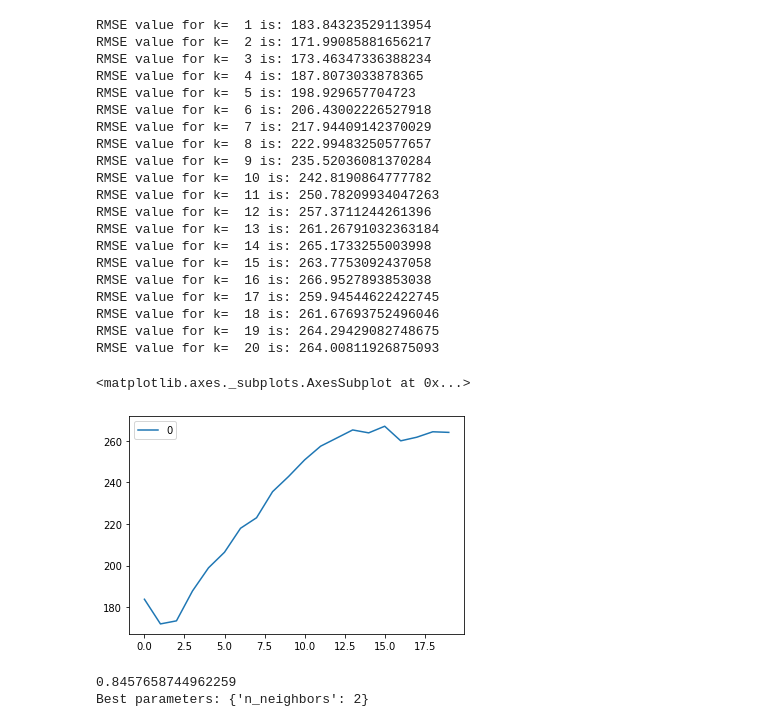
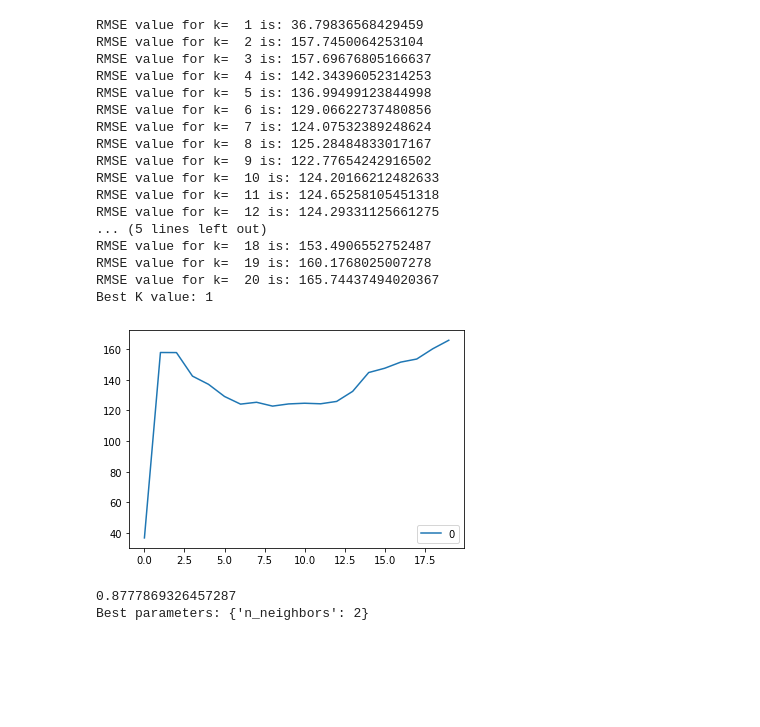
Before and after one commit to anamarisamacedo/FEUP-IART, a Jupyter notebook: TP2/DataScience/Untitled1.ipynb, the cells around one changed output. Drawn from its saved outputs; the diff is of its cells as text; code cells hidden in the pictures; blank space fills up the shorter version.

```diff
--- a/TP2/DataScience/Untitled1.ipynb
+++ b/TP2/DataScience/Untitled1.ipynb
@@ -23,4 +21,7 @@ for country in countries:
     country_rows = covid[covid['country'] == country]
     covid.loc[covid['country'] == country, 'passed_days'] = (country_rows['date'] - country_rows.iloc[0]['date']).dt.days
 
-covid.head()
+#cases in the previous day
+covid['cases_last_day'] = covid['cases_per_thousand'].shift(1)
+covid['cases_last_day'].fillna(0, inplace=True)
+covid[covid['cases_last_day'] < 0] = 0
@@ -38,13 +32,18 @@ import seaborn as sb;
 
 # train and test sets
 from sklearn.model_selection import train_test_split
+from sklearn.preprocessing import LabelEncoder
+le = LabelEncoder()
+covid['country'] = le.fit_transform(covid['country'])
 
 # Define country to use by excluding it from training/testing dataset
-testing = covid.drop(covid.loc[covid.country=='Brazil'].index);
-testing = testing.drop(columns=['country', 'fatalities', 'date', 'iso', 'population', 'total_cases'])
+testing = covid.drop(covid.loc[covid.country== 18].index);
+
+testing = testing.drop(columns=['fatalities', 'date', 'iso', 'population', 'total_cases'])
 testing.reset_index(drop=True, inplace=True)
 
-train , test = train_test_split(testing, test_size=0.2, random_state=4)
+train , test = train_test_split(testing, test_size=0.3, random_state=4, stratify=testing['country'])
+
 x_train = train.drop('cases_per_thousand', axis=1)
 y_train = train['cases_per_thousand']
 
@@ -52,62 +51,66 @@ x_test = test.drop('cases_per_thousand', axis = 1)
 y_test = test['cases_per_thousand']
 # %%
 # best K value
-
 from sklearn import neighbors
 from sklearn.metrics import mean_squared_error
 from math import sqrt
 
 #Root Mean Squared Error
 rmse_val = []
+final_k = 0
+error = 100000.0
+
 for K in range(20):
     K = K+1
     model = neighbors.KNeighborsRegressor(n_neighbors = K)
 
     model.fit(x_train, y_train)
     pred = model.predict(x_test)
-    error = sqrt(mean_squared_error(y_test,pred))
-    rmse_val.append(error)
-    print('RMSE value for k= ' , K , 'is:', error)
+    cur_error = sqrt(mean_squared_error(y_test,pred))
+    if(cur_error < error):
+        error=cur_error
+        final_k = K
+
+    rmse_val.append(cur_error)
+    print('RMSE value for k= ' , K , 'is:', cur_error)
 
 curve = pd.DataFrame(rmse_val)
 curve.plot()
+print('Best K value:', final_k)
 # %% [output]
-RMSE value for k=  1 is: 183.84323529113954
-RMSE value for k=  2 is: 171.99085881656217
-RMSE value for k=  3 is: 173.46347336388234
-RMSE value for k=  4 is: 187.8073033878365
-RMSE value for k=  5 is: 198.929657704723
-RMSE value for k=  6 is: 206.43002226527918
-RMSE value for k=  7 is: 217.94409142370029
-RMSE value for k=  8 is: 222.99483250577657
-RMSE value for k=  9 is: 235.52036081370284
-RMSE value for k=  10 is: 242.8190864777782
-RMSE value for k=  11 is: 250.78209934047263
-RMSE value for k=  12 is: 257.3711244261396
-RMSE value for k=  13 is: 261.26791032363184
-RMSE value for k=  14 is: 265.1733255003998
-RMSE value for k=  15 is: 263.7753092437058
-RMSE value for k=  16 is: 266.9527893853038
-RMSE value for k=  17 is: 259.94544622422745
-RMSE value for k=  18 is: 261.67693752496046
-RMSE value for k=  19 is: 264.29429082748675
-RMSE value for k=  20 is: 264.00811926875093
+RMSE value for k=  1 is: 36.79836568429459
+RMSE value for k=  2 is: 157.7450064253104
+RMSE value for k=  3 is: 157.69676805166637
+RMSE value for k=  4 is: 142.34396052314253
+RMSE value for k=  5 is: 136.99499123844998
+RMSE value for k=  6 is: 129.06622737480856
+RMSE value for k=  7 is: 124.07532389248624
+RMSE value for k=  8 is: 125.28484833017167
+RMSE value for k=  9 is: 122.77654242916502
+RMSE value for k=  10 is: 124.20166212482633
+RMSE value for k=  11 is: 124.65258105451318
+RMSE value for k=  12 is: 124.29331125661275
+... (5 lines left out)
+RMSE value for k=  18 is: 153.4906552752487
+RMSE value for k=  19 is: 160.1768025007278
+RMSE value for k=  20 is: 165.74437494020367
+Best K value: 1
-<matplotlib.axes._subplots.AxesSubplot at 0x...>
-[figure, old version]
+[figure, new version]
 # %%
 # this is another (better) way of getting the right k value
 from sklearn.model_selection import GridSearchCV
 from sklearn.model_selection import KFold
 
-params = {'n_neighbors':[1,2,3,4,5,6,7,8,9,10,11,12,13]}
+params = {'n_neighbors':[2,3,4,5,6,7,8,9,10,11,12,13]}
+
 knn = neighbors.KNeighborsRegressor()
-kfold = KFold(n_splits=10, random_state=7, shuffle=True)
+kfold = KFold(n_splits=10, random_state = 7, shuffle=True)
 
-model = GridSearchCV(knn, params, cv=5, scoring='r2')
+model = GridSearchCV(knn, params, cv=kfold, scoring='r2')
 model.fit(x_train,y_train)
 print(model.score(x_test, y_test))
 print('Best parameters: {}'.format(model.best_params_))
 # %% [output]
-0.8457658744962259
+0.8777869326457287
 Best parameters: {'n_neighbors': 2}
 # %%
```
Also changed, not shown: parts of 3 cells of this notebook.
